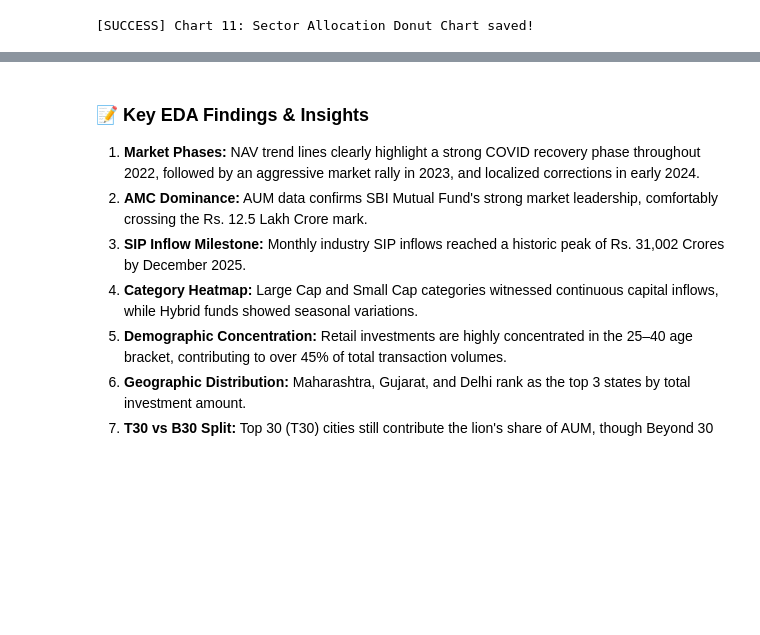
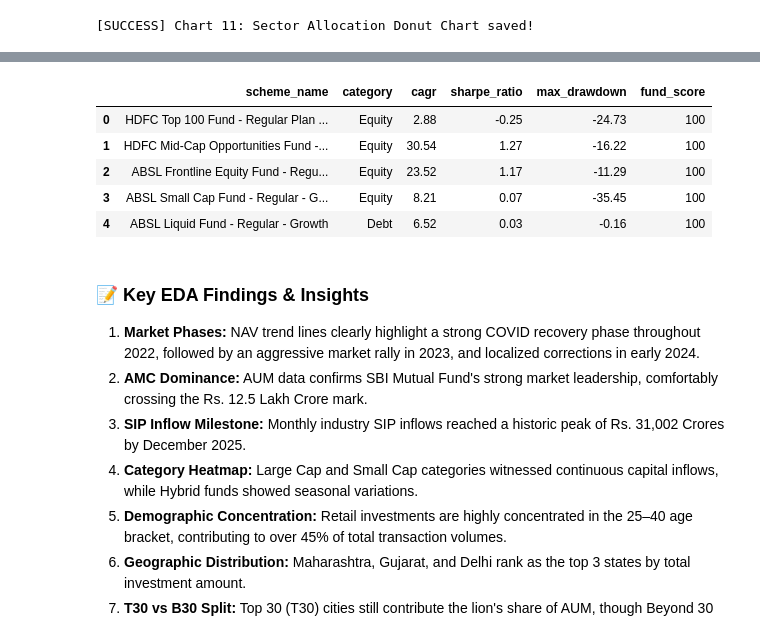
Before and after one commit to yashraj-builds/Bluestock_MF_Capstone, a Jupyter notebook: notebooks/eda_validation.ipynb, the cells around one changed output, grey strips where cells are left out. Saved outputs shown, nothing was run; the diff lists cells and outputs as text; code cells hidden in the pictures; blank space fills up the shorter version.

Commit message:
Day 4: Completed Fund Performance Analytics, calculated CAGR, Sharpe, Sortino, Max Drawdown and updated database

```diff
--- a/notebooks/eda_validation.ipynb
+++ b/notebooks/eda_validation.ipynb
@@ -458,3 +563,21 @@ except Exception as e:
+# %%
+# View top 5 ranked funds according to our scoring model
+query_rank = """
+SELECT f.scheme_name, f.category, a.cagr, a.sharpe_ratio, a.max_drawdown, a.fund_score
+FROM fact_performance_analytics a
+JOIN dim_fund f ON a.amfi_code = f.amfi_code
+ORDER BY a.fund_score DESC
+LIMIT 5;
+"""
+df_ranked = pd.read_sql(query_rank, engine)
+df_ranked
+# %% [output]
+|  | scheme_name | category | cagr | sharpe_ratio | max_drawdown | fund_score |
+| 0 | HDFC Top 100 Fund - Regular Plan ... | Equity | 2.88 | -0.25 | -24.73 | 100 |
+| 1 | HDFC Mid-Cap Opportunities Fund -... | Equity | 30.54 | 1.27 | -16.22 | 100 |
+| 2 | ABSL Frontline Equity Fund - Regu... | Equity | 23.52 | 1.17 | -11.29 | 100 |
+| 3 | ABSL Small Cap Fund - Regular - G... | Equity | 8.21 | 0.07 | -35.45 | 100 |
+| 4 | ABSL Liquid Fund - Regular - Growth | Debt | 6.52 | 0.03 | -0.16 | 100 |
 # %% [markdown]
 ### 📝 Key EDA Findings & Insights
 
```
Also changed, not shown: parts of 1 cell of this notebook, 1 other file.
